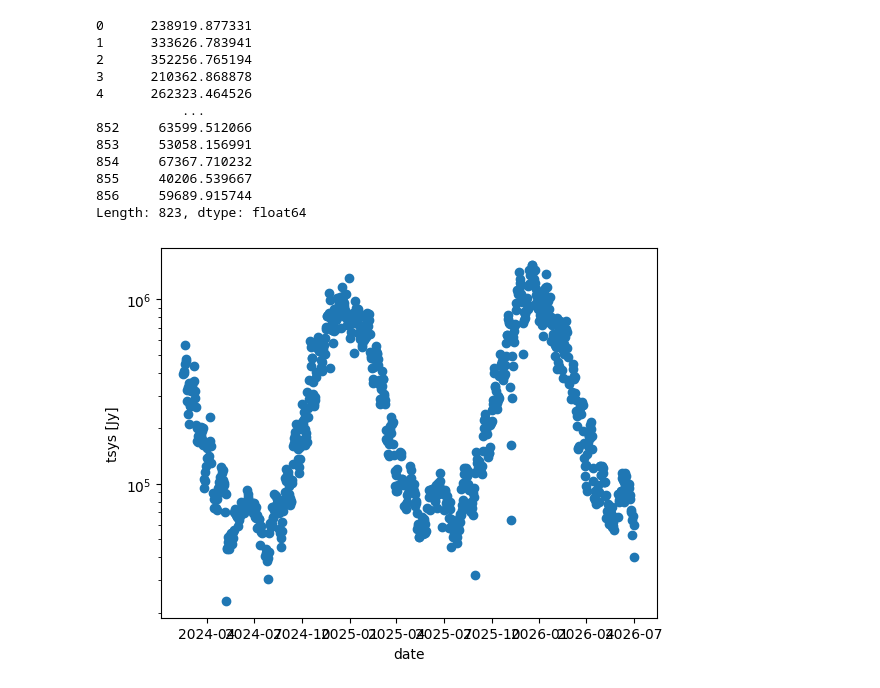
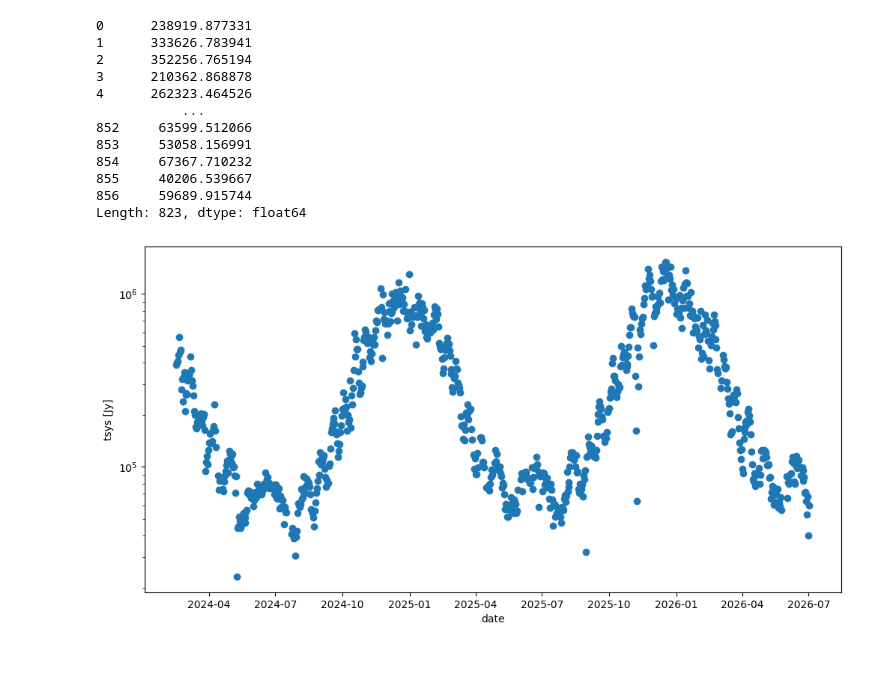
Before and after one commit to dbautista98/chime-reduction, a Jupyter notebook: notebooks/clean_spectrum.ipynb, the cells around one changed output. Cells and saved outputs as stored; diff of their text form; code cells hidden in the pictures; blank space fills up the shorter version.

```diff
--- a/notebooks/clean_spectrum.ipynb
+++ b/notebooks/clean_spectrum.ipynb
@@ -435,13 +436,13 @@ Length: 823, dtype: float64
 # %%
 days = []
 for i in range(len(df)):
     days.append(util.yyyy_ddd_to_datetime(df.iloc[i]["date"]))
 
-plt.figure()
+plt.figure(figsize=(12,6))
 plt.scatter(days, tsys)
 plt.xlabel("date")
 plt.ylabel("tsys [Jy]")
 # plt.ylim(0, 5e6)
 plt.yscale("log")
 # %% [output]
-[figure, old version]
+[figure, new version]
```
Also changed, not shown: parts of 4 cells of this notebook.
